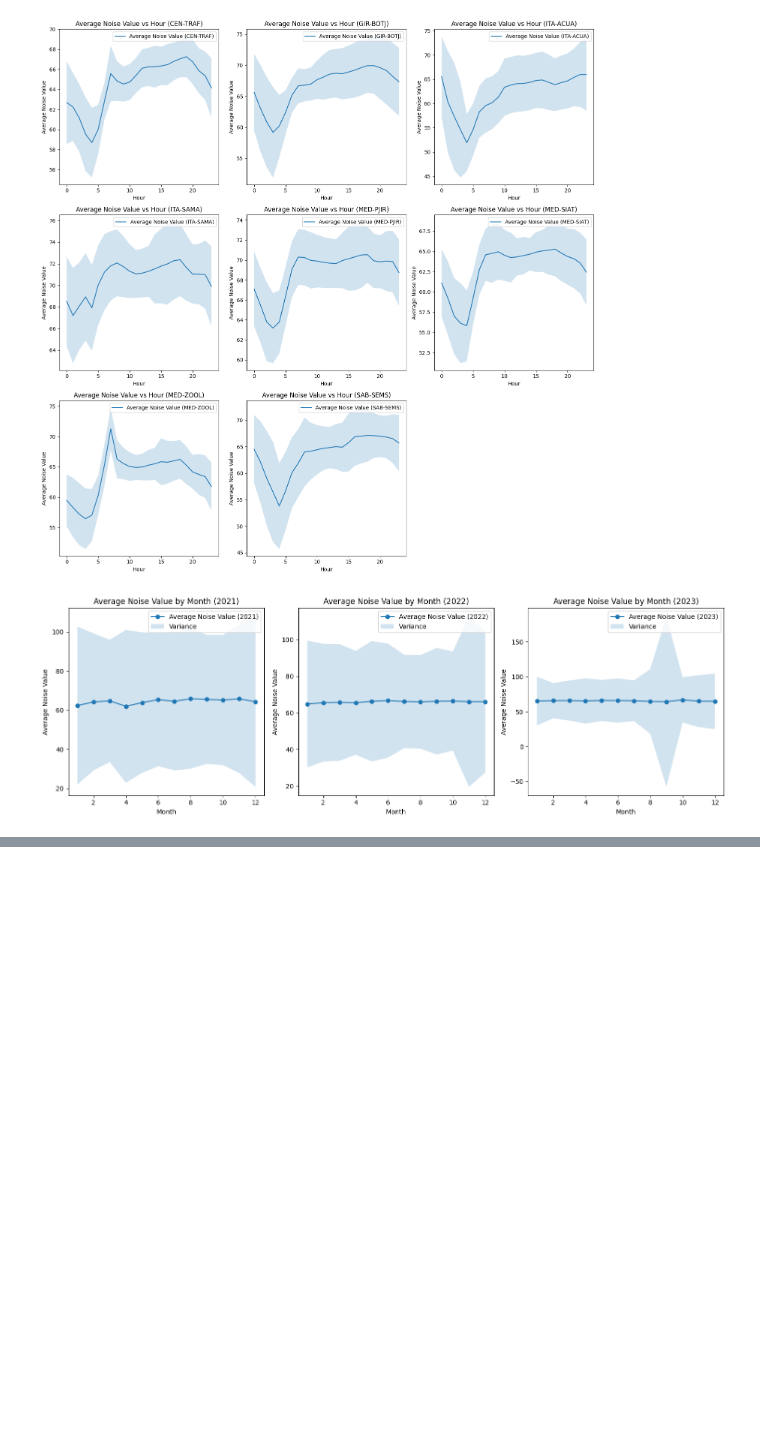
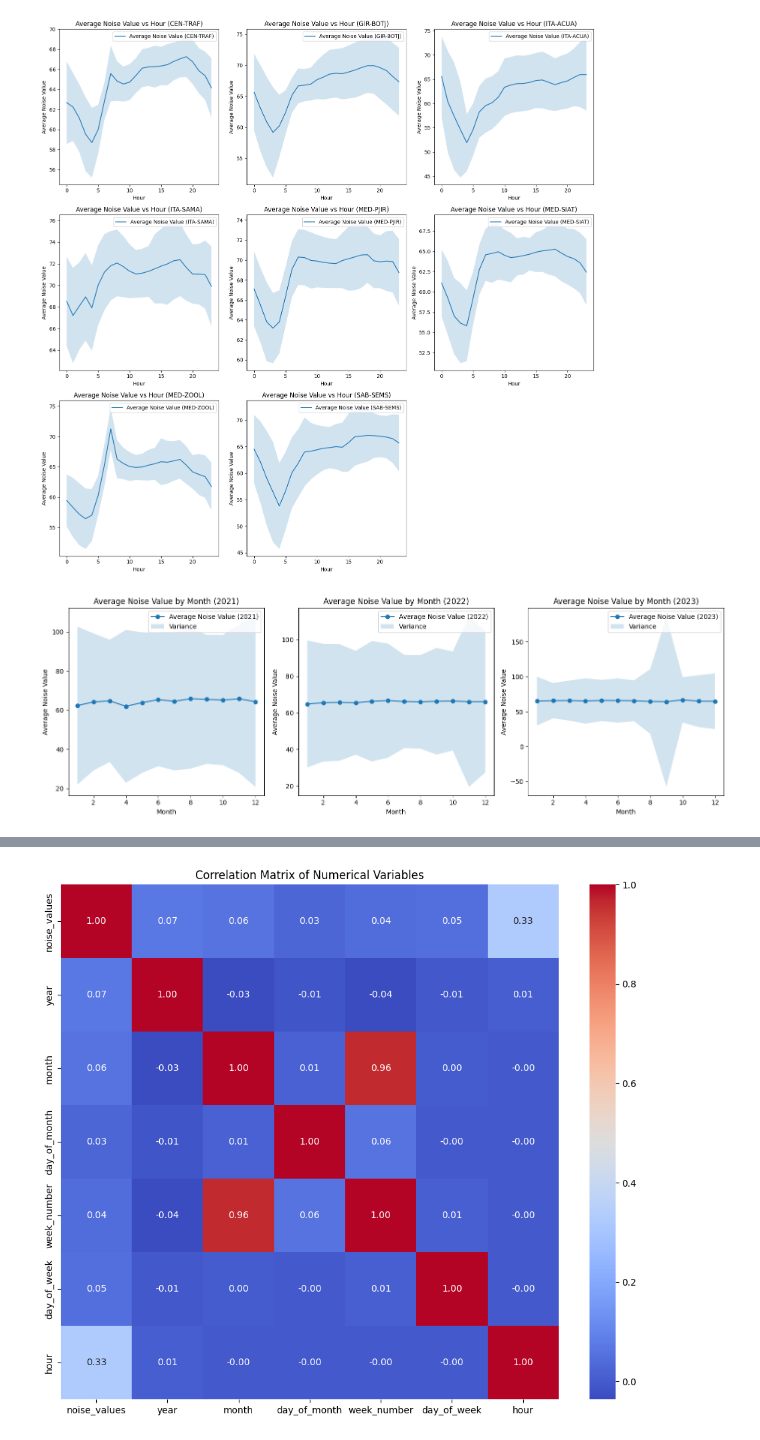
Before and after one commit to jmparradov/MachineLearning_Project, a Jupyter notebook: Machine_Learning_Project.ipynb, the cells around one changed output, grey strips where cells are left out. Saved outputs shown, nothing was run; the diff lists cells and outputs as text; code cells hidden in the pictures; blank space fills up the shorter version.

```diff
--- a/Machine_Learning_Project.ipynb
+++ b/Machine_Learning_Project.ipynb
@@ -315,0 +340,18 @@ d.head(10)
+# %%
+# prompt: plot correlation matriz for all the variables in d
+
+# Assuming 'd' is your DataFrame and you want to plot the correlation matrix for all numerical variables
+
+# Select only numerical columns from the DataFrame
+numerical_cols = d.select_dtypes(include=np.number).columns
+
+# Calculate the correlation matrix
+correlation_matrix = d[numerical_cols].corr()
+
+# Create a heatmap of the correlation matrix
+plt.figure(figsize=(12, 10))
+sns.heatmap(correlation_matrix, annot=True, cmap='coolwarm', fmt=".2f")
+plt.title('Correlation Matrix of Numerical Variables')
+plt.show()
+# %% [output]
+[figure, added]
```
Also changed, not shown: parts of 7 cells of this notebook.
